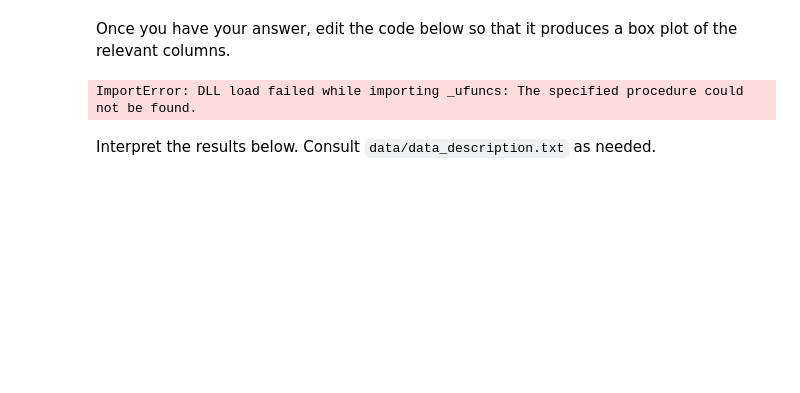
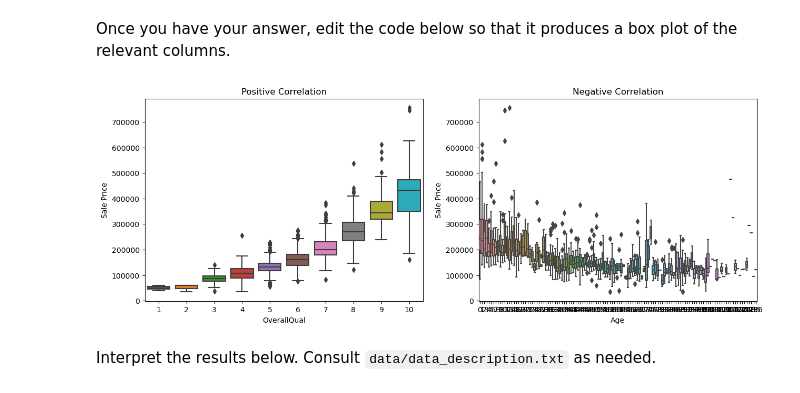
Before and after one commit to MbuguaKanai/dsc-pandas-eda-lab, a Jupyter notebook: index.ipynb, the cells around one changed output. Drawn from its saved outputs; the diff is of its cells as text; code cells hidden in the pictures; blank space fills up the shorter version.

Commit message:
Finished Lab without errors

```diff
--- a/index.ipynb
+++ b/index.ipynb
@@ -410,32 +390,32 @@ Once you have your answer, edit the code below so that it produces a box plot of
 # %%
 # Replace None with appropriate code
 
 import seaborn as sns
 
 fig, (ax1, ax2) = plt.subplots(ncols=2, figsize=(15,5))
 
 # Plot distribution of column with highest correlation
 sns.boxplot(
     x=df["OverallQual"],
     y=df["SalePrice"],
     ax=ax1
 )
 # Plot distribution of column with most negative correlation
 sns.boxplot(
     x=df["Age"],
     y=df["SalePrice"],
     ax=ax2
 )
 
 # Customize labels
 ax1.set_title("Positive Correlation")
-ax1.set_xlabel("OverallQual Vs SalePrice")
+ax1.set_xlabel("OverallQual")
 ax1.set_ylabel("Sale Price")
 ax2.set_title("Negative Correlation")
-ax2.set_xlabel("Age vs Saleprice")
+ax2.set_xlabel("Age")
 ax2.set_ylabel("Sale Price");
 # %% [output]
-ImportError: DLL load failed while importing _ufuncs: The specified procedure could not be found.
+[figure, added]
 # %% [markdown]
 Interpret the results below. Consult `data/data_description.txt` as needed.
 # %%
```
Also changed, not shown: parts of 6 cells of this notebook.
